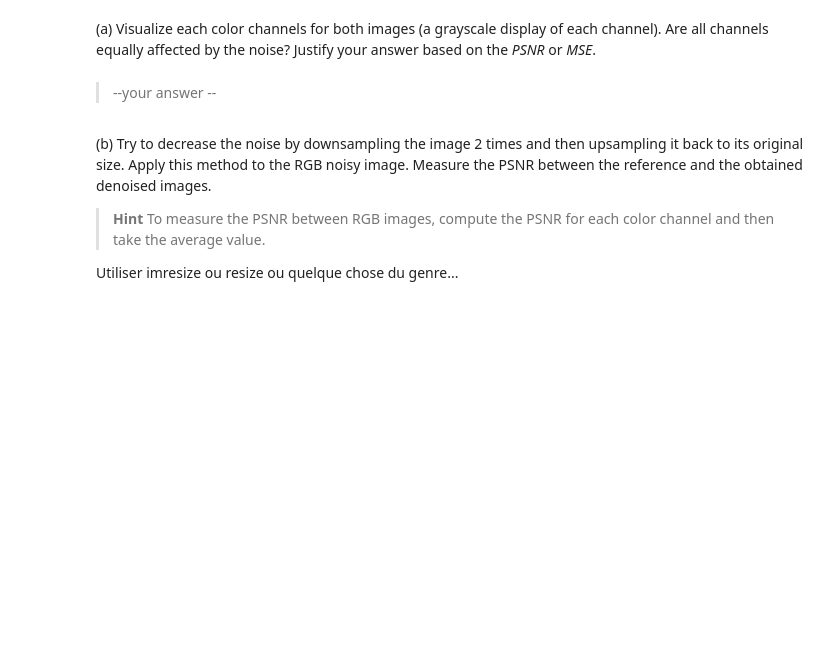
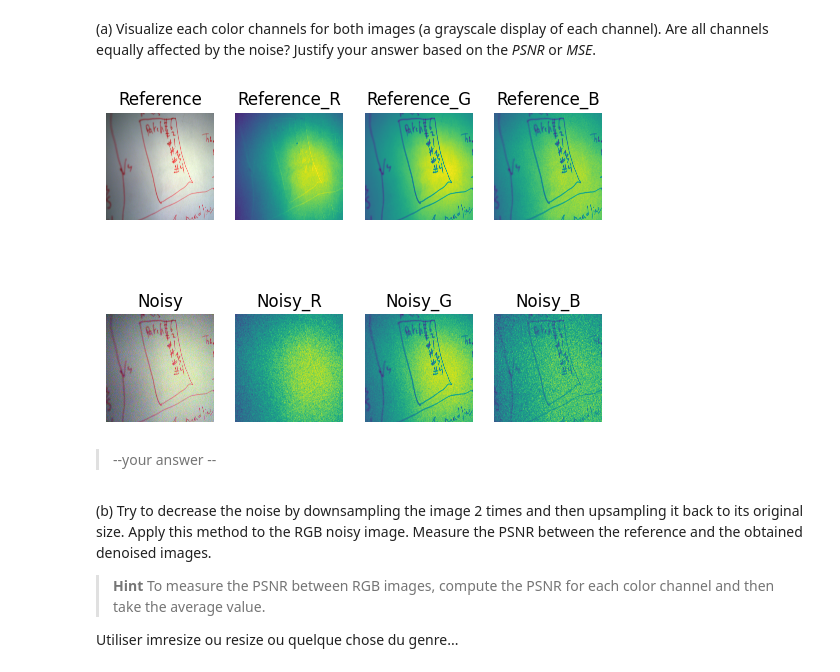
Before and after one commit to Arkanthara/digital_image_processing, a Jupyter notebook: TP3_Image_acquisition_and_sensing.ipynb, the cells around one changed output. Drawn from its saved outputs; the diff is of its cells as text; code cells hidden in the pictures; blank space fills up the shorter version.

```diff
--- a/TP3_Image_acquisition_and_sensing.ipynb
+++ b/TP3_Image_acquisition_and_sensing.ipynb
@@ -371,6 +380,28 @@ You are given a pair of two images (reference and noisy) from the [RENOIR datase
 </p>
 # %% [markdown]
 (a) Visualize each color channels for both images (a grayscale display of each channel). Are all channels equally affected by the noise? Justify your answer based on the _PSNR_ or _MSE_.
+# %%
+reference = plt.imread("./images/reference.bmp")
+noisy = plt.imread("./images/noisy.bmp")
+
+images_to_print = [reference, noisy]
+RGB = ["_R", "_G", "_B"]
+images_to_print_titles = ["Reference", "Noisy"]
+
+plt.figure()
+for i in range(2):
+    plt.subplot(2, 4, i * 4 + 1)
+    plt.imshow(images_to_print[i])
+    plt.axis('off')
+    plt.title(images_to_print_titles[i])
+    for j in range(3):
+        plt.subplot(2, 4, i * 4 + j + 2)
+        plt.imshow(images_to_print[i][::, ::, j])
+        plt.axis('off')
+        plt.title(images_to_print_titles[i] + RGB[j])
+plt.show()
+# %% [output]
+[figure, added]
 # %% [markdown]
 > --your answer --
 # %% [markdown]
```
Also changed, not shown: parts of 11 cells of this notebook, 1 other file.
